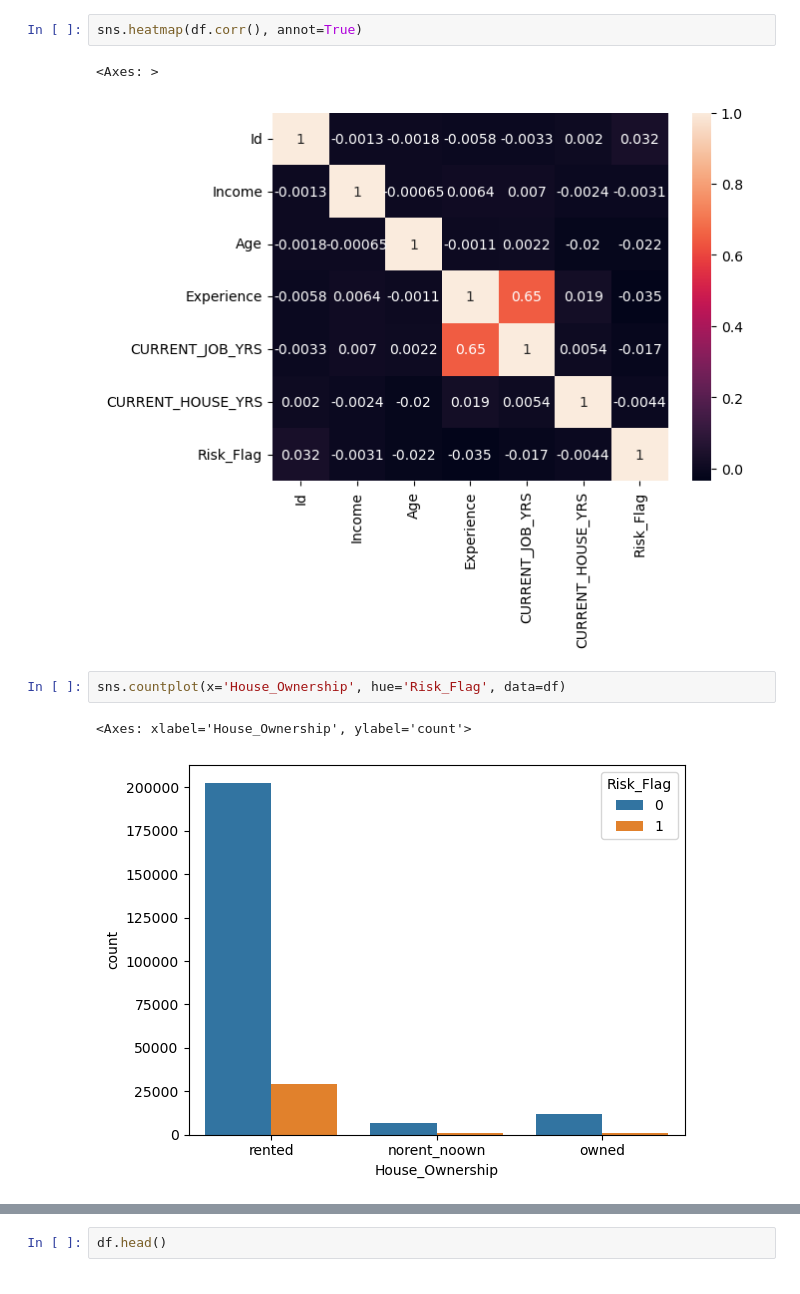
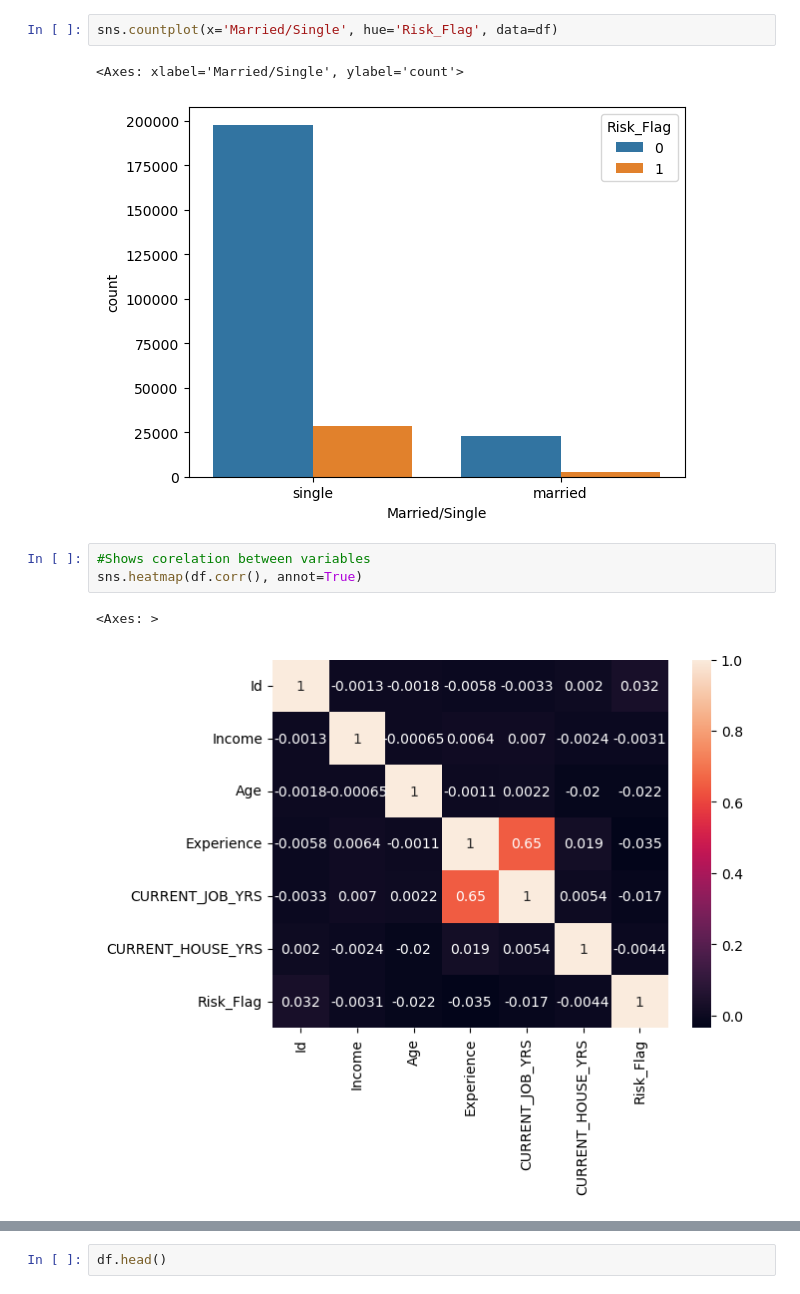
Before and after one commit to Gabinson200/CITI_2023_Summer_Intern, a Jupyter notebook: defult_data_visualization0.1.ipynb, the cells around one changed output, grey strips where cells are left out. Drawn from its saved outputs; the diff is of its cells as text.

```diff
--- a/defult_data_visualization0.1.ipynb
+++ b/defult_data_visualization0.1.ipynb
@@ -55,11 +64,12 @@ memory usage: 25.0+ MB
+# %%
+sns.countplot(x='Married/Single', hue='Risk_Flag', data=df)
+# %% [output]
+<Axes: xlabel='Married/Single', ylabel='count'>
+[figure, added]
 # %%
+#Shows corelation between variables
 sns.heatmap(df.corr(), annot=True)
 # %% [output]
 <Axes: >
 [figure]
-# %%
-sns.countplot(x='House_Ownership', hue='Risk_Flag', data=df)
-# %% [output]
-<Axes: xlabel='House_Ownership', ylabel='count'>
-[figure, removed]
 # %%
```
Also changed, not shown: parts of 13 cells of this notebook.
